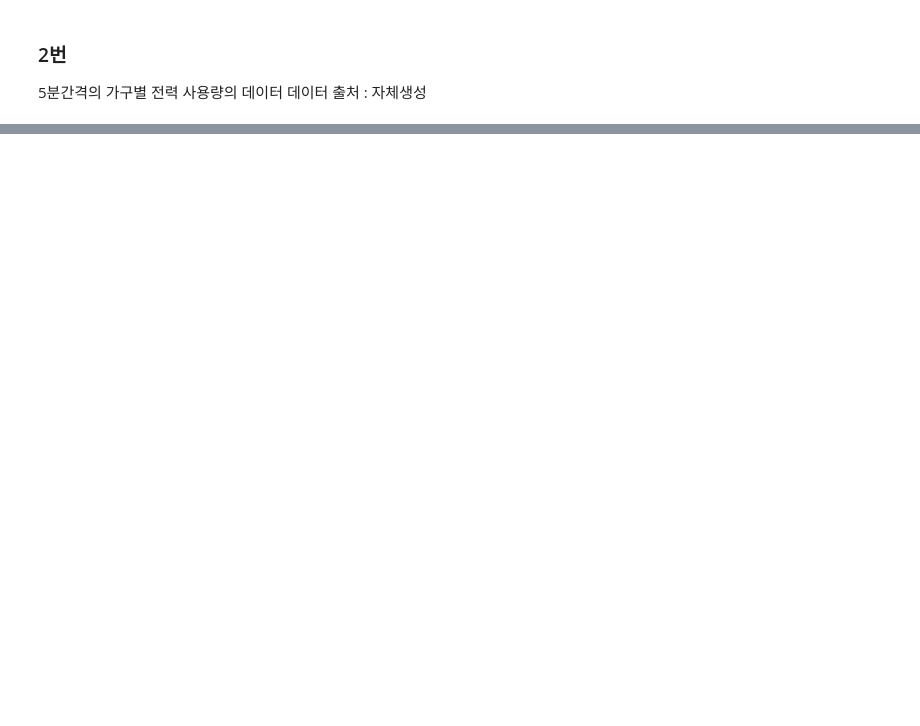
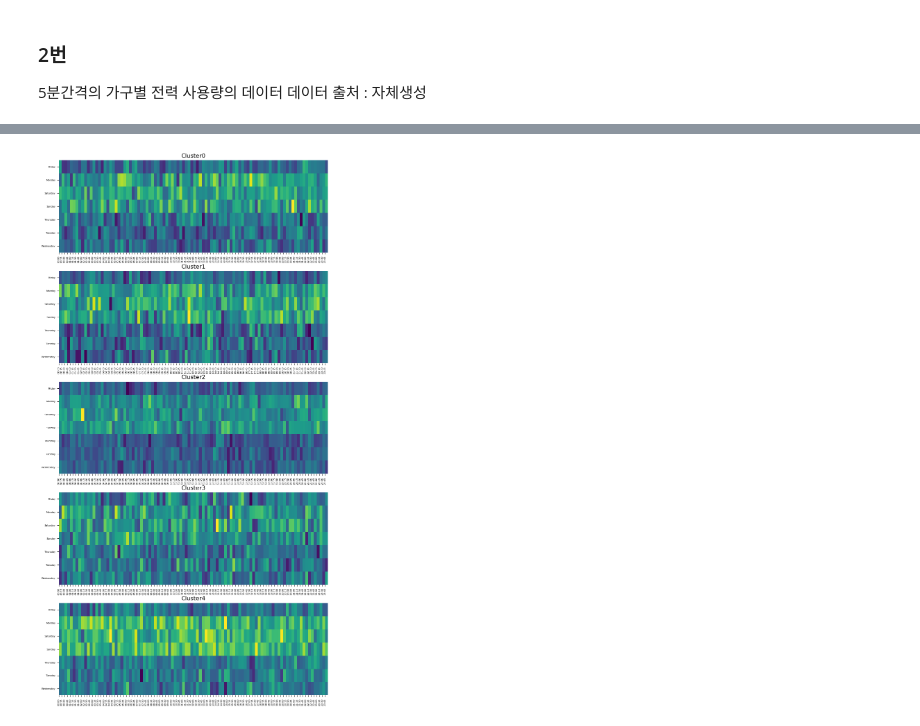
Before and after one commit to Ssunbell/ADP_study, a Jupyter notebook: 2주차/seonjong/20_2_cluster_seonjong.ipynb, the cells around one changed output, grey strips where cells are left out. Cells and saved outputs as stored; diff of their text form; code cells hidden in the pictures; blank space fills up the shorter version.

```diff
--- a/2주차/seonjong/20_2_cluster_seonjong.ipynb
+++ b/2주차/seonjong/20_2_cluster_seonjong.ipynb
@@ -20,0 +108,11 @@ df = pd.read_csv(data_path)
+# %%
+features = df.copy()
+features['houseCode'] = features['houseCode'].apply(lambda x: int(x[-2:]))
+features['day'] = features['date'].dt.day
+features['hour'] = features['date'].dt.hour
+features['min'] = features['date'].dt.time
+convert_min2num = {min : num for num, min in enumerate(features['min'].unique())}
+features['min'] = features['min'].apply(lambda x: convert_min2num[x])
+features = features.drop('date', axis=1)
+# features['time'] = features['date'].dt.time.apply(lambda x: int(str(x).split(':')[0]) * 60 + int(str(x).split(':')[1]))
+features
@@ -20,0 +133,8 @@ df = pd.read_csv(data_path)
+# %%
+from sklearn.cluster import KMeans
+
+kmeans = KMeans(n_clusters=5, random_state=42)
+kmeans.fit(features)
+
+df['Cluster'] = kmeans.labels_
+df
@@ -25,3 +159,25 @@ df = pd.read_csv(data_path)
 (수치는 동일하지 않을 수 있음 2-1의 데이터가 정확하게 아래와 같은 이미지로 변환 됐는지 주로 확인)
 
 <img width="878" src="https://user-images.githubusercontent.com/97590480/236660988-679620bb-d51f-4b69-9c33-edee958dc032.png">
+# %%
+import seaborn as sns
+import numpy as np
+import matplotlib.pyplot as plt
+
+fig, axes = plt.subplots(5, 1, figsize=(10, 20))
+df['weekday'] = df['date'].dt.day_name()
+df['time'] = df['date'].dt.strftime('%H:%M')
+grouped = df.groupby(['Cluster','weekday', 'time'], as_index=False).sum()
+
+for i in range(5):
+    pivot = grouped[grouped['Cluster'] == i].pivot(index='weekday', columns='time', values='power consumption sum')
+    sns.heatmap(pivot, ax=axes[i], cmap='viridis', cbar=False)
+    axes[i].set_xticks(range(len(pivot.columns)),pivot.columns,rotation=90, fontsize=5)
+    axes[i].set_yticks(np.arange(len(pivot.index))+0.5,pivot.index, fontsize=5)
+    axes[i].set_title(f'Cluster{i}')
+    axes[i].set_xlabel('')
+    axes[i].set_ylabel('')
+
+plt.show()
+# %% [output]
+[figure, added]
```
Also changed, not shown: parts of 6 cells of this notebook, 2 other files.
